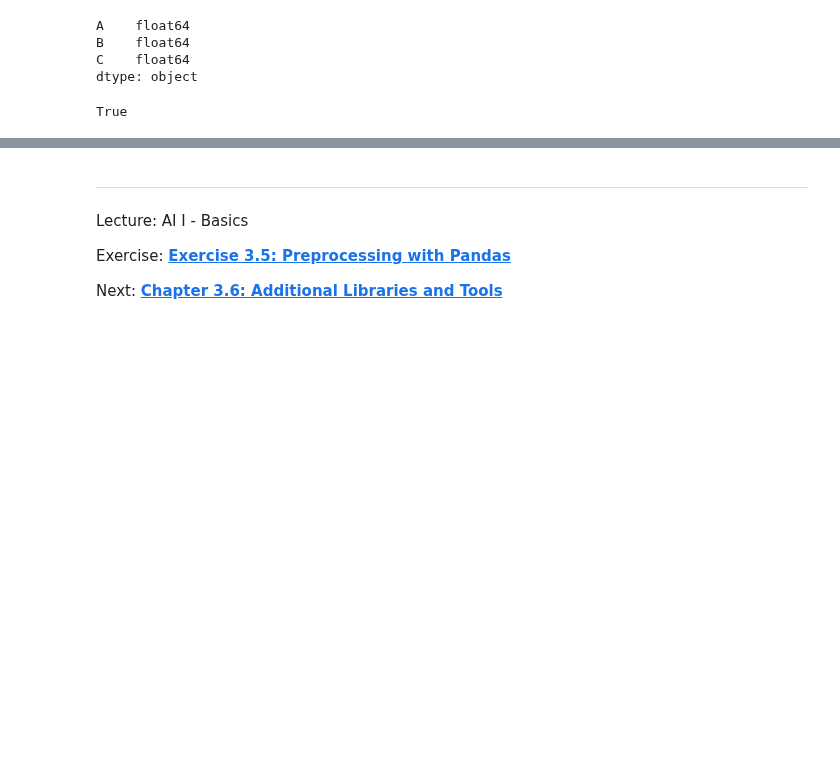
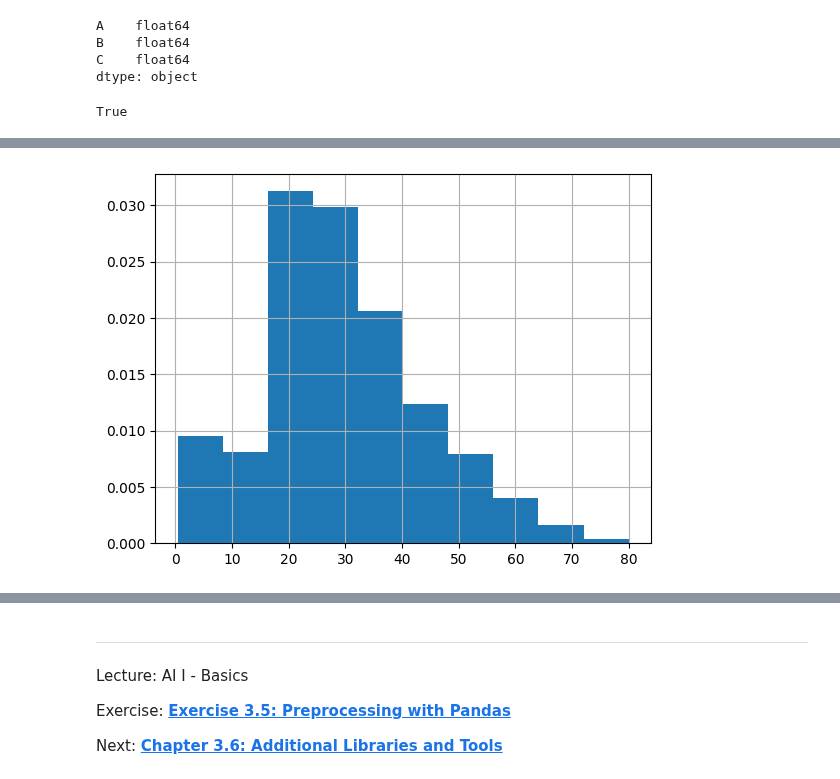
Before and after one commit to iLuckyW/lecture-ai-basics, a Jupyter notebook: chapter/03_data/05_preprocessing.ipynb, the cells around one changed output, grey strips where cells are left out. Saved outputs shown, nothing was run; the diff lists cells and outputs as text; code cells hidden in the pictures; blank space fills up the shorter version.

```diff
--- a/chapter/03_data/05_preprocessing.ipynb
+++ b/chapter/03_data/05_preprocessing.ipynb
@@ -945,0 +957,5 @@ True
+# %%
+plt.hist(titanic['Age'].dropna().values, density=True)
+plt.grid()
+# %% [output]
+[figure, added]
```
Also changed, not shown: parts of 13 cells of this notebook.
